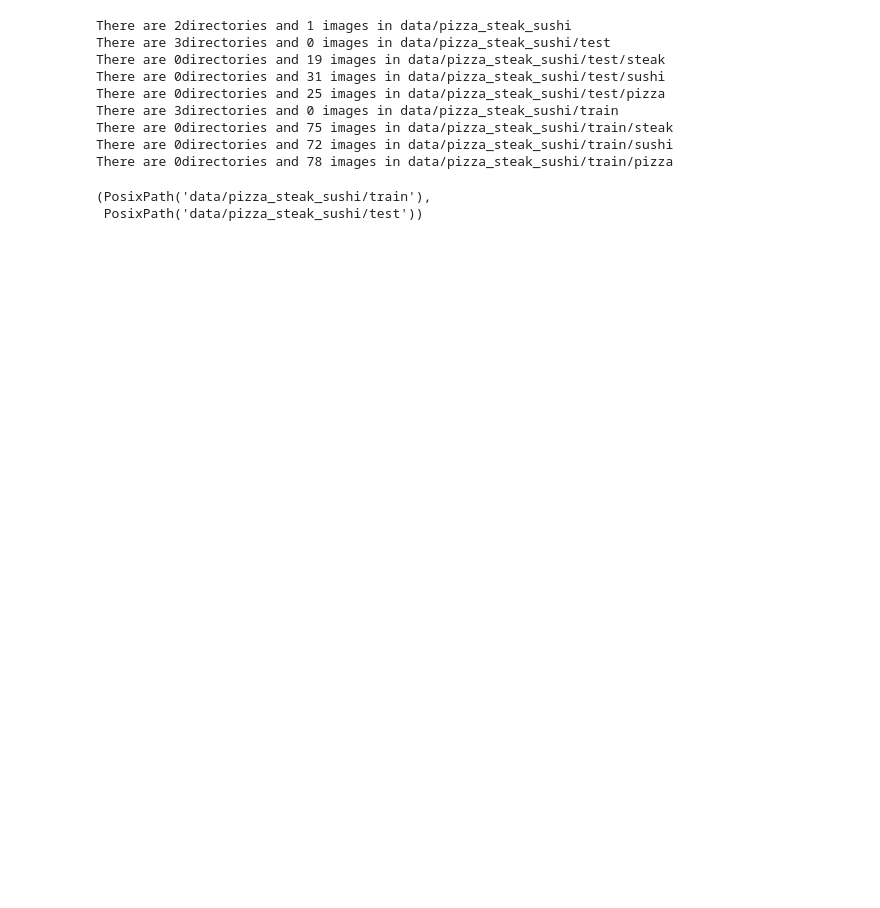
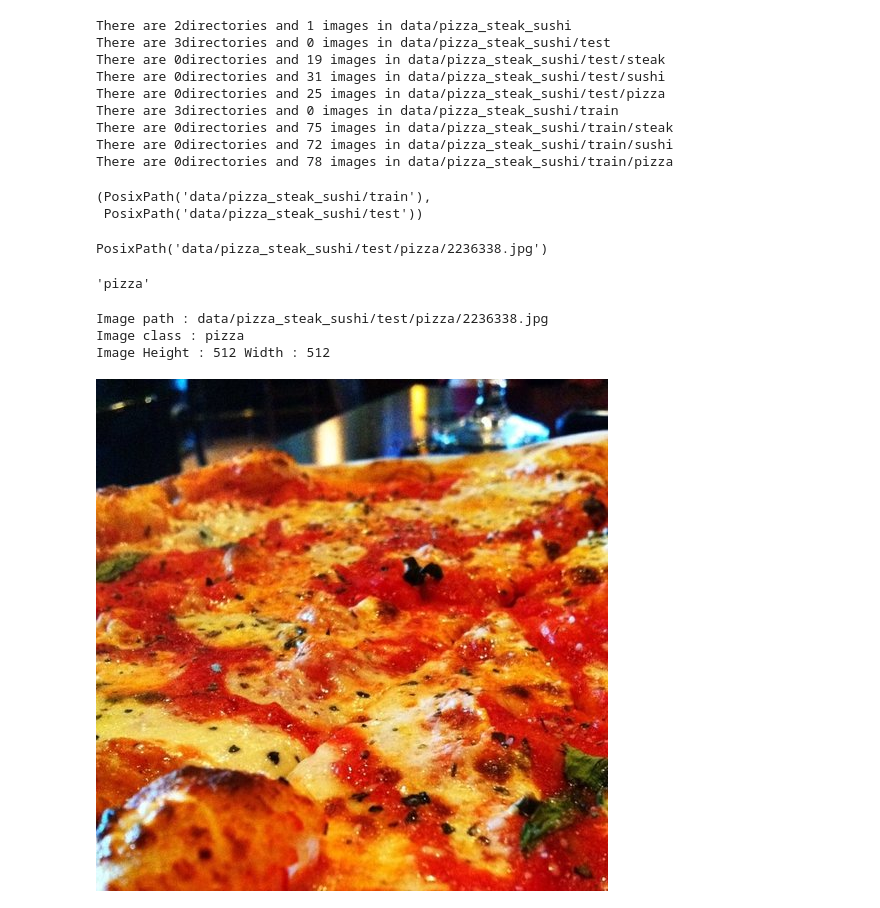
Before and after one commit to Linux-Server/ZTM, a Jupyter notebook: pytorch/04_custom_dataset/1.ipynb, the cells around one changed output. Drawn from its saved outputs; the diff is of its cells as text; code cells hidden in the pictures; blank space fills up the shorter version.

```diff
--- a/pytorch/04_custom_dataset/1.ipynb
+++ b/pytorch/04_custom_dataset/1.ipynb
@@ -67,3 +67,41 @@ train_dir, test_dir
 # %% [output]
 (PosixPath('data/pizza_steak_sushi/train'),
  PosixPath('data/pizza_steak_sushi/test'))
+# %%
+# Visualize image
+import random
+from PIL import Image
+
+random.seed(42)
+
+## Get all imgae path
+image_path_list = list(image_path.glob("*/*/*.jpg"))
+
+image_path_list
+# pick a random image from list
+random_image_path = random.choice(image_path_list)
+
+random_image_path
+# %% [output]
+PosixPath('data/pizza_steak_sushi/test/pizza/2236338.jpg')
+# %%
+# get the image class
+
+image_class = random_image_path.parent.stem
+image_class
+# %% [output]
+'pizza'
+# %%
+# open the imgae iwth PIL or pytorch - lets use PIL
+
+img = Image.open(random_image_path)
+
+print(f"Image path : {random_image_path}")
+print(f"Image class : {image_class}")
+print(f"Image Height : {img.height} Width : {img.width}")
+img
+# %% [output]
+Image path : data/pizza_steak_sushi/test/pizza/2236338.jpg
+Image class : pizza
+Image Height : 512 Width : 512
+[figure, added]
```
Also changed, not shown: parts of 25 cells of this notebook.
